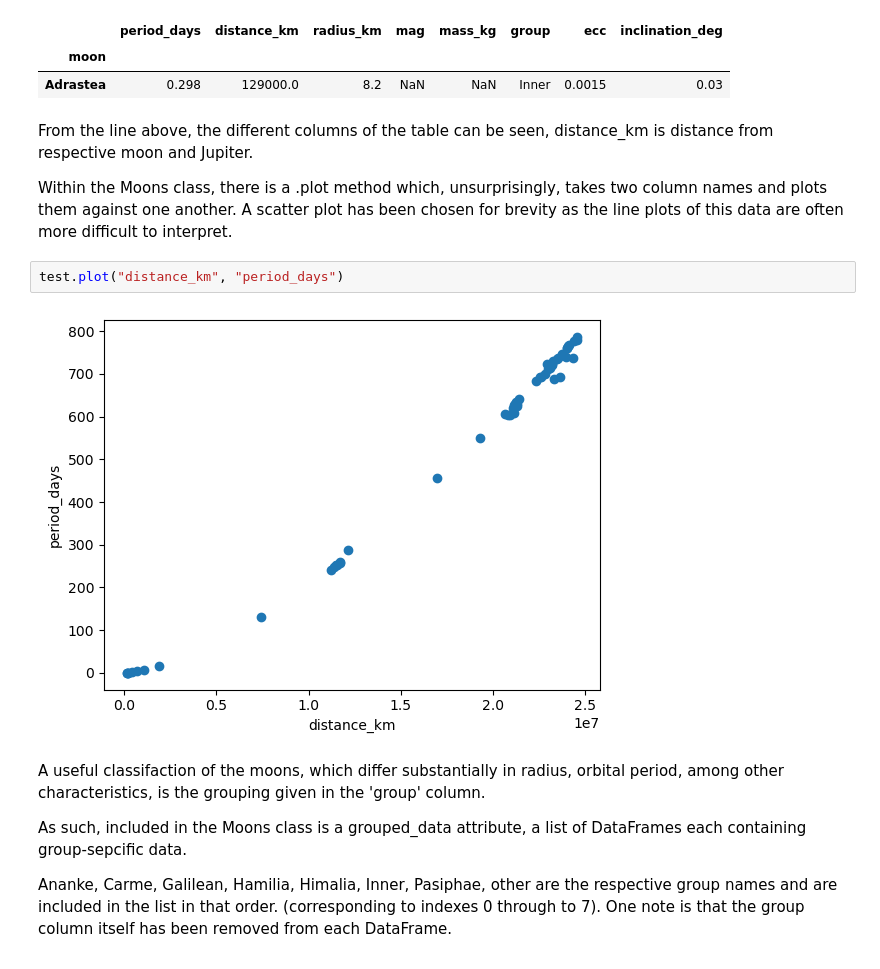
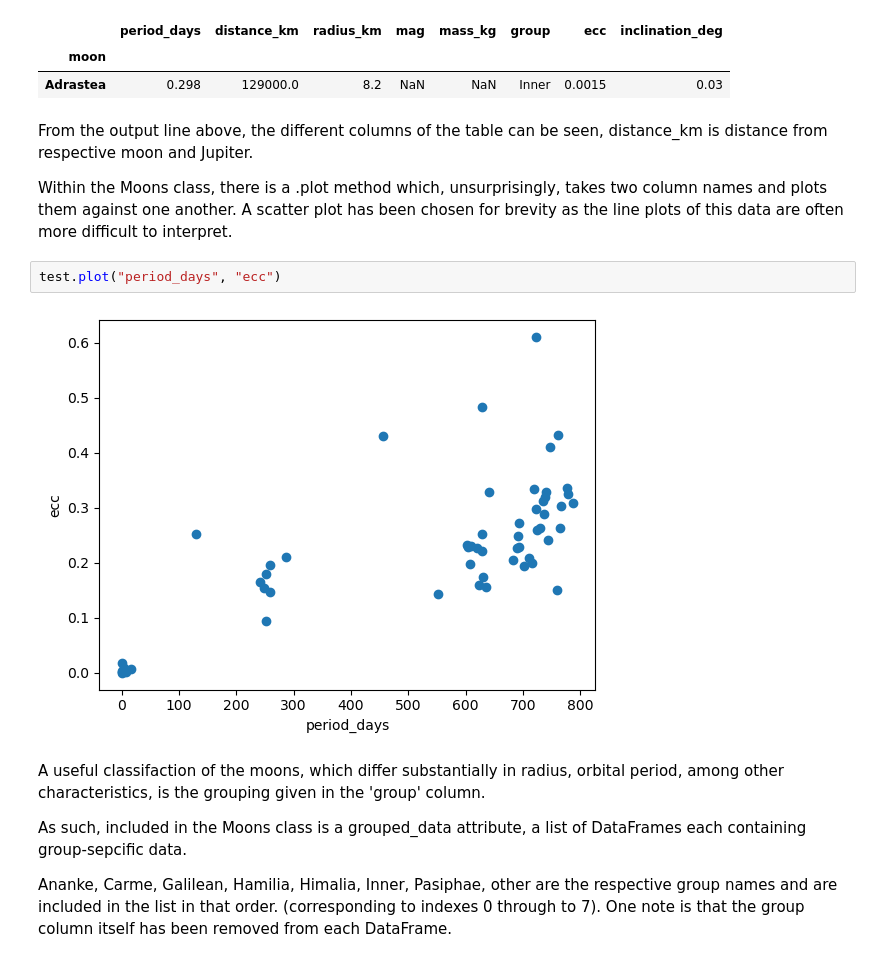
Before and after one commit to isaacrichards/assessment_1, a Jupyter notebook: moons_notebook.ipynb, the cells around one changed output. Saved outputs shown, nothing was run; the diff lists cells and outputs as text.

Commit message:
Finalised annotations with markdown cells, providing examples of the utility of the moons.py class.

```diff
--- a/moons_notebook.ipynb
+++ b/moons_notebook.ipynb
@@ -67,13 +67,13 @@ Thyone
 | moon |  |  |  |  |  |  |  |  |
 | Adrastea | 0.298 | 129000.0 | 8.2 | NaN | NaN | Inner | 0.0015 | 0.03 |
 # %% [markdown]
-From the line above, the different columns of the table can be seen, distance_km is distance from respective moon and Jupiter.
+From the output line above, the different columns of the table can be seen, distance_km is distance from respective moon and Jupiter.
 
 Within the Moons class, there is a .plot method which, unsurprisingly, takes two column names and plots them against one another. A scatter plot has been chosen for brevity as the line plots of this data are often more difficult to interpret.
 # %%
-test.plot("distance_km", "period_days")
+test.plot("period_days", "ecc")
 # %% [output]
-[figure, old version]
+[figure, new version]
 # %% [markdown]
 A useful classifaction of the moons, which differ substantially in radius, orbital period, among other characteristics, is the grouping given in the 'group' column.
 
```
Also changed, not shown: parts of 19 cells of this notebook.
